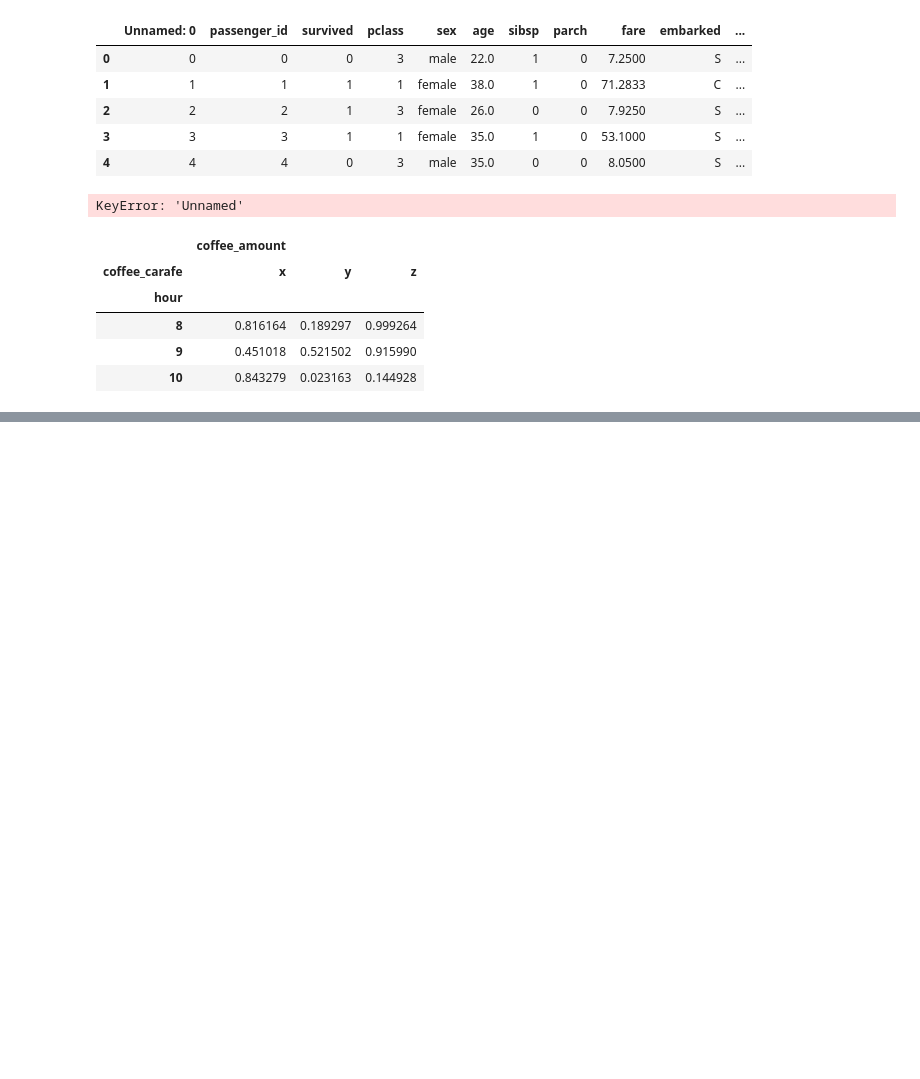
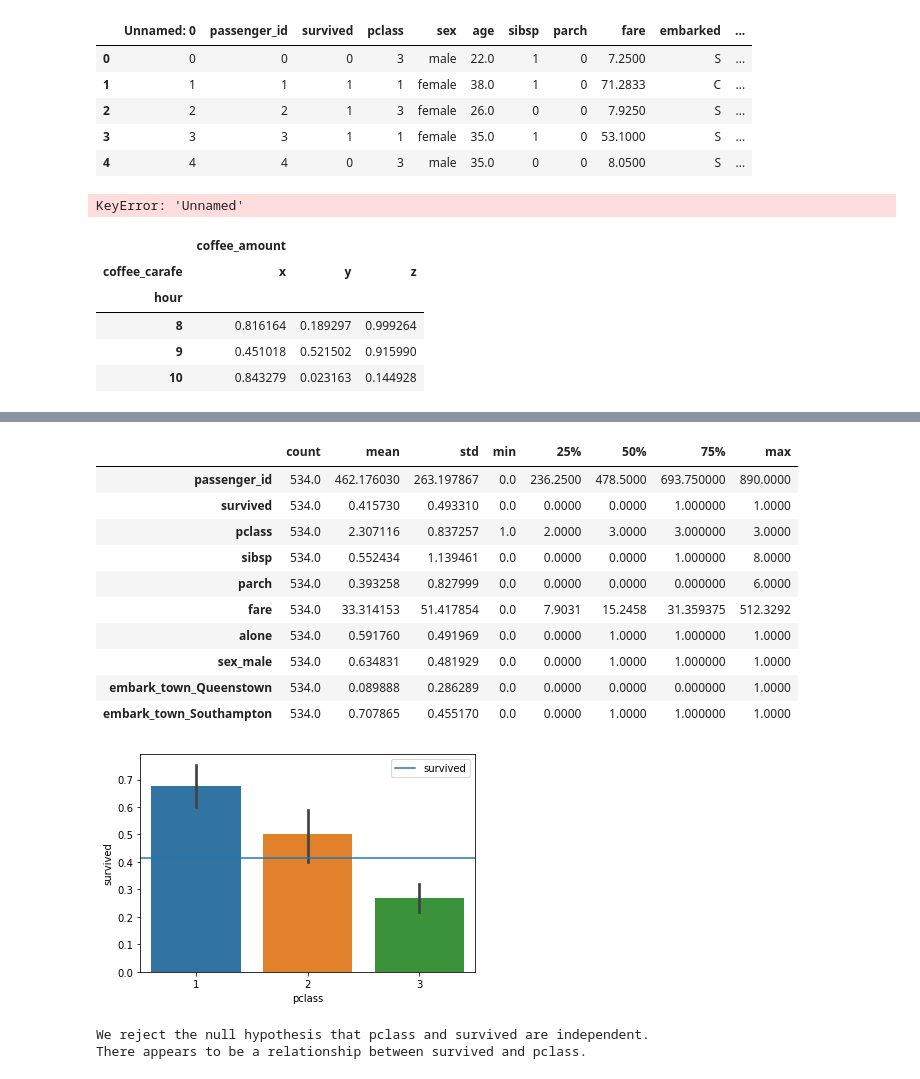
Before and after one commit to Peter-N-Chavez/classification_exercises, a Jupyter notebook: classification_exercises.ipynb, the cells around one changed output, grey strips where cells are left out. Cells and saved outputs as stored; diff of their text form; code cells hidden in the pictures; blank space fills up the shorter version.

```diff
--- a/classification_exercises.ipynb
+++ b/classification_exercises.ipynb
@@ -243,0 +236,21 @@ We reject the null hypothesis that ('sepal_length', ' and ', 'species', ' are in
+# %%
+train, validate, test = prep_split(prep_tit(new_tit_df()), "pclass")
+
+display(train.describe().transpose())
+
+cat_analysis(train, "pclass", "survived")
+# %% [output]
+|  | count | mean | std | min | 25% | 50% | 75% | max |
+| passenger_id | 534.0 | 462.176030 | 263.197867 | 0.0 | 236.2500 | 478.5000 | 693.750000 | 890.0000 |
+| survived | 534.0 | 0.415730 | 0.493310 | 0.0 | 0.0000 | 0.0000 | 1.000000 | 1.0000 |
+| pclass | 534.0 | 2.307116 | 0.837257 | 1.0 | 2.0000 | 3.0000 | 3.000000 | 3.0000 |
+| sibsp | 534.0 | 0.552434 | 1.139461 | 0.0 | 0.0000 | 0.0000 | 1.000000 | 8.0000 |
+| parch | 534.0 | 0.393258 | 0.827999 | 0.0 | 0.0000 | 0.0000 | 0.000000 | 6.0000 |
+| fare | 534.0 | 33.314153 | 51.417854 | 0.0 | 7.9031 | 15.2458 | 31.359375 | 512.3292 |
+| alone | 534.0 | 0.591760 | 0.491969 | 0.0 | 0.0000 | 1.0000 | 1.000000 | 1.0000 |
+| sex_male | 534.0 | 0.634831 | 0.481929 | 0.0 | 0.0000 | 1.0000 | 1.000000 | 1.0000 |
+| embark_town_Queenstown | 534.0 | 0.089888 | 0.286289 | 0.0 | 0.0000 | 0.0000 | 0.000000 | 1.0000 |
+| embark_town_Southampton | 534.0 | 0.707865 | 0.455170 | 0.0 | 0.0000 | 1.0000 | 1.000000 | 1.0000 |
+[figure, added]
+We reject the null hypothesis that pclass and survived are independent.
+There appears to be a relationship between survived and pclass.
```
Also changed, not shown: parts of 2 cells of this notebook, 1 other file.
